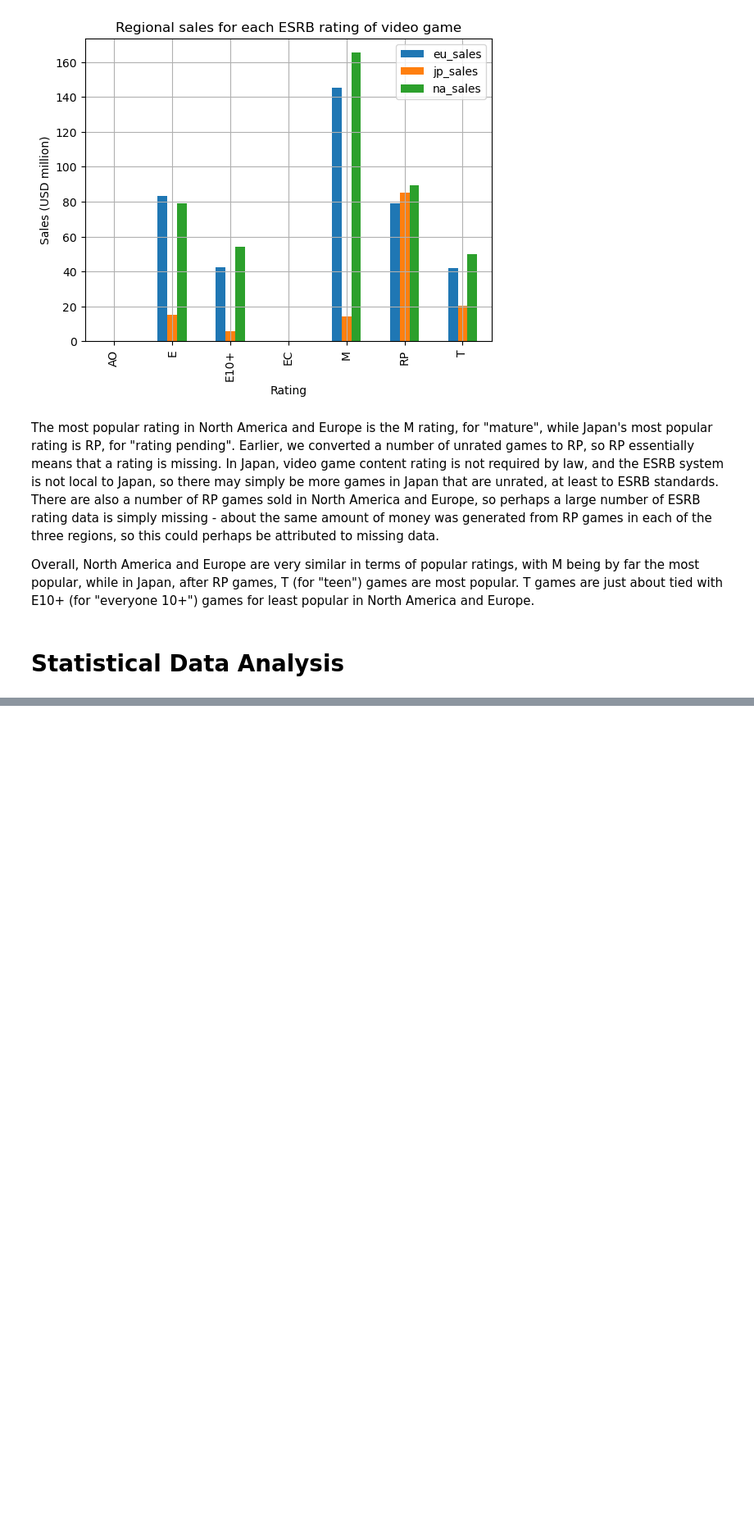
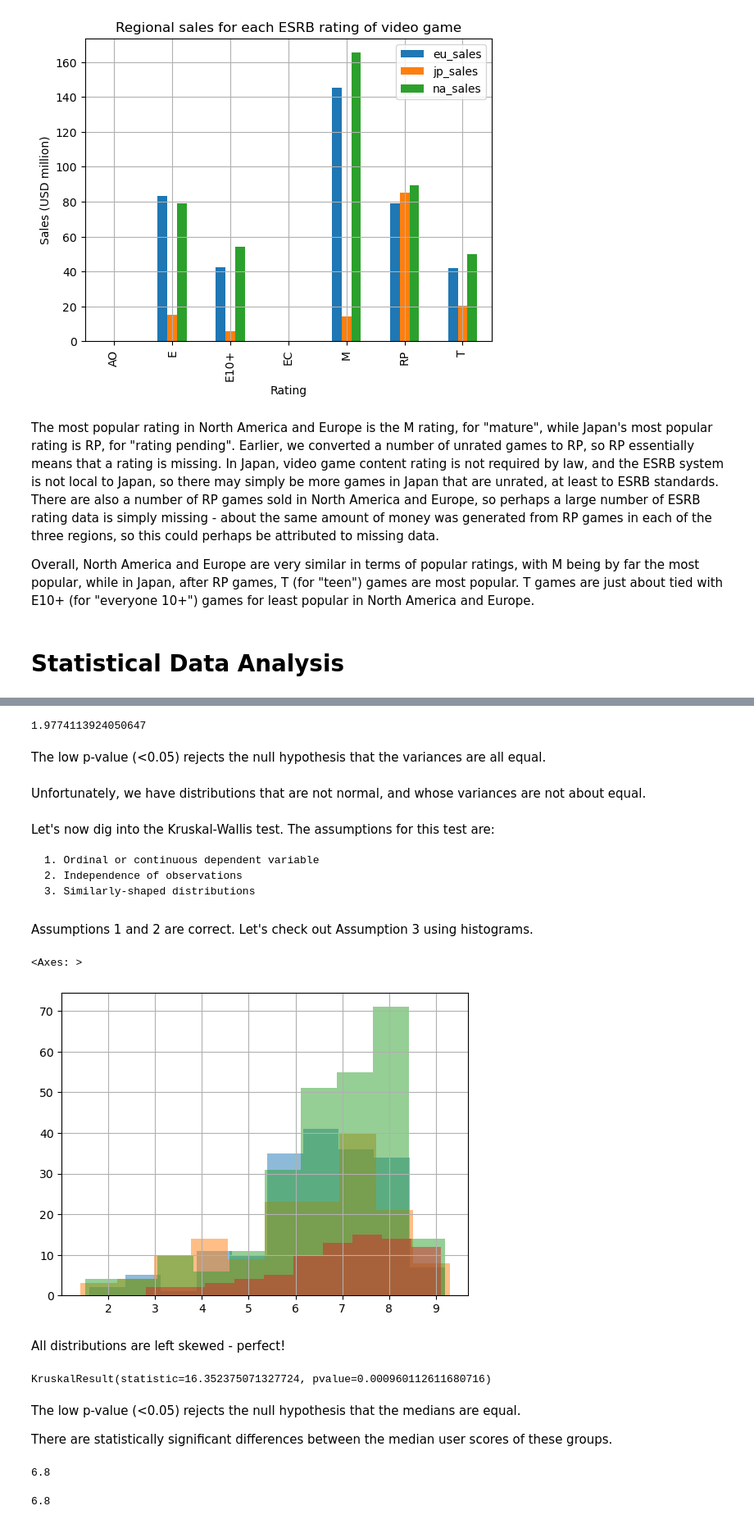
Before and after one commit to jnorfolk/Video-Game-Sales, a Jupyter notebook: video_game_sales.ipynb, the cells around one changed output, grey strips where cells are left out. Shown at 82% size. Cells and saved outputs as stored; diff of their text form; code cells hidden in the pictures; blank space fills up the shorter version.

```diff
--- a/video_game_sales.ipynb
+++ b/video_game_sales.ipynb
@@ -823,0 +853,5 @@ Overall, North America and Europe are very similar in terms of popular ratings,
+# %%
+xbox_one_user_scores = df_2013[(df_2013.platform == 'XOne') & (~df_2013.user_score.isna())].user_score
+pc_user_scores = df_2013[(df_2013.platform == 'PC') & (~df_2013.user_score.isna())].user_score
+ps4_user_scores = df_2013[(df_2013.platform == 'PS4') & (~df_2013.user_score.isna())].user_score
+wii_u_user_scores = df_2013[(df_2013.platform == 'WiiU') & (~df_2013.user_score.isna())].user_score
@@ -823,0 +886,42 @@ Overall, North America and Europe are very similar in terms of popular ratings,
+# %%
+wii_u_user_scores.var()
+# %% [output]
+1.9774113924050647
+# %% [markdown]
+The low p-value (<0.05) rejects the null hypothesis that the variances are all equal.
+# %% [markdown]
+Unfortunately, we have distributions that are not normal, and whose variances are not about equal.
+# %% [markdown]
+Let's now dig into the Kruskal-Wallis test. The assumptions for this test are:
+
+    1. Ordinal or continuous dependent variable
+    2. Independence of observations
+    3. Similarly-shaped distributions
+# %% [markdown]
+Assumptions 1 and 2 are correct. Let's check out Assumption 3 using histograms.
+# %%
+xbox_one_user_scores.hist(alpha=0.5)
+pc_user_scores.hist(alpha=0.5)
+ps4_user_scores.hist(alpha=0.5)
+wii_u_user_scores.hist(alpha=0.5)
+# %% [output]
+<Axes: >
+[figure, added]
+# %% [markdown]
+All distributions are left skewed - perfect!
+# %%
+kruskal(xbox_one_user_scores, pc_user_scores, ps4_user_scores, wii_u_user_scores)
+# %% [output]
+KruskalResult(statistic=16.352375071327724, pvalue=0.000960112611680716)
+# %% [markdown]
+The low p-value (<0.05) rejects the null hypothesis that the medians are equal.
+
+There are statistically significant differences between the median user scores of these groups.
+# %%
+xbox_one_user_scores.median()
+# %% [output]
+6.8
+# %%
+pc_user_scores.median()
+# %% [output]
+6.8
```
Also changed, not shown: parts of 20 cells of this notebook.
